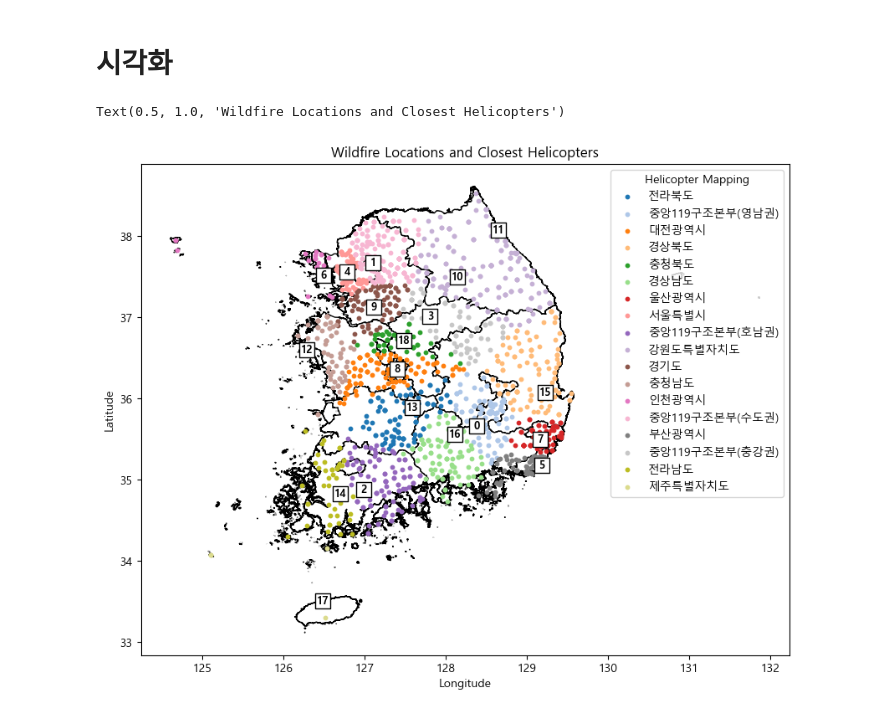
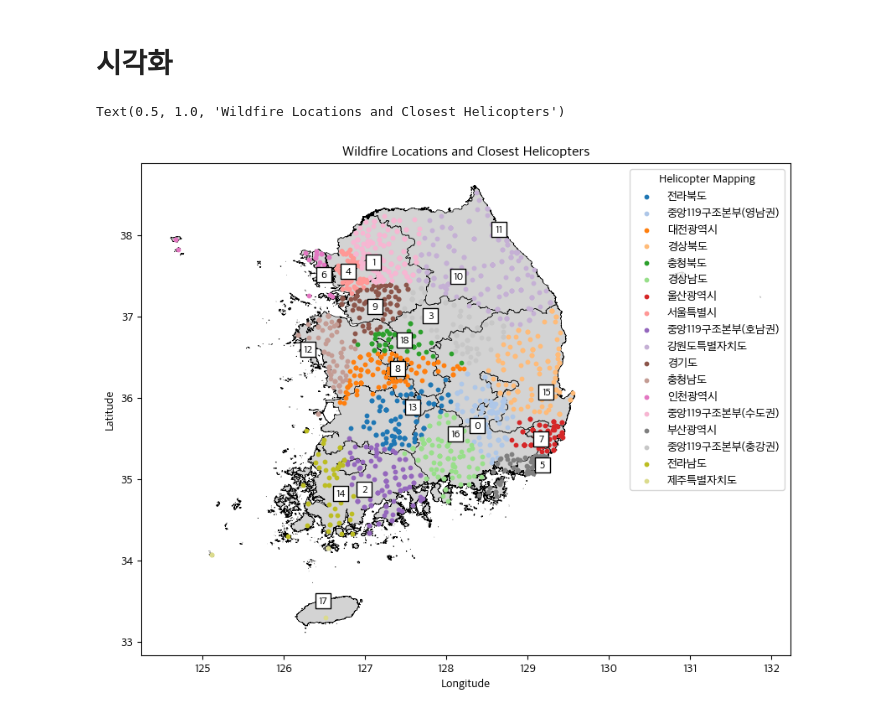
Before and after one commit to stripe2933/20251R0136COSE47101, a Jupyter notebook: 2021170973/산불최근접소방항공대.ipynb, the cells around one changed output. Saved outputs shown, nothing was run; the diff lists cells and outputs as text; code cells hidden in the pictures.

```diff
--- a/2021170973/산불최근접소방항공대.ipynb
+++ b/2021170973/산불최근접소방항공대.ipynb
@@ -65,31 +65,31 @@ wildfire_df.head()
 # %% [markdown]
 # 시각화
 # %%
-plt.rcParams['font.family'] ='Malgun Gothic'
-plt.rcParams['axes.unicode_minus'] =False
+plt.rcParams['font.family'] = 'Malgun Gothic'
+plt.rcParams['axes.unicode_minus'] = False
 
 fig, ax = plt.subplots(figsize=(10, 8))
 
-ctprvn_gdf.plot(ax=ax, color='white', edgecolor='black')
+ctprvn_gdf.plot(ax=ax, color='lightgrey', edgecolor='black', linewidth=0.5)
 
 unique_helicopters = wildfire_df['소속'].unique()
 colors = matplotlib.colormaps['tab20']
 color_map = {helicopter: colors(i) for i, helicopter in enumerate(unique_helicopters)}
 
 for helicopter, color in color_map.items():
     subset = wildfire_df[wildfire_df['소속'] == helicopter]
     ax.scatter(subset['경도'], subset['위도'], label=helicopter, color=color, s=10)
 
 # 소방항공대 위치 표시
 plt.scatter(helicopter_df['경도'], helicopter_df['위도'], c='white', edgecolors='black', marker='s', s=150)
 for i, lon, lat in helicopter_df[['경도', '위도']].itertuples():
     plt.text(lon, lat, str(i), fontsize=9, color='black', ha='center', va='center', fontweight='bold')
 
 ax.legend(title='Helicopter Mapping')
 ax.set_xlabel('Longitude')
 ax.set_ylabel('Latitude')
 ax.set_aspect('equal')
 ax.set_title('Wildfire Locations and Closest Helicopters')
 # %% [output]
 Text(0.5, 1.0, 'Wildfire Locations and Closest Helicopters')
-[figure, old version]
+[figure, new version]
```
Also changed, not shown: parts of 3 cells of this notebook.
